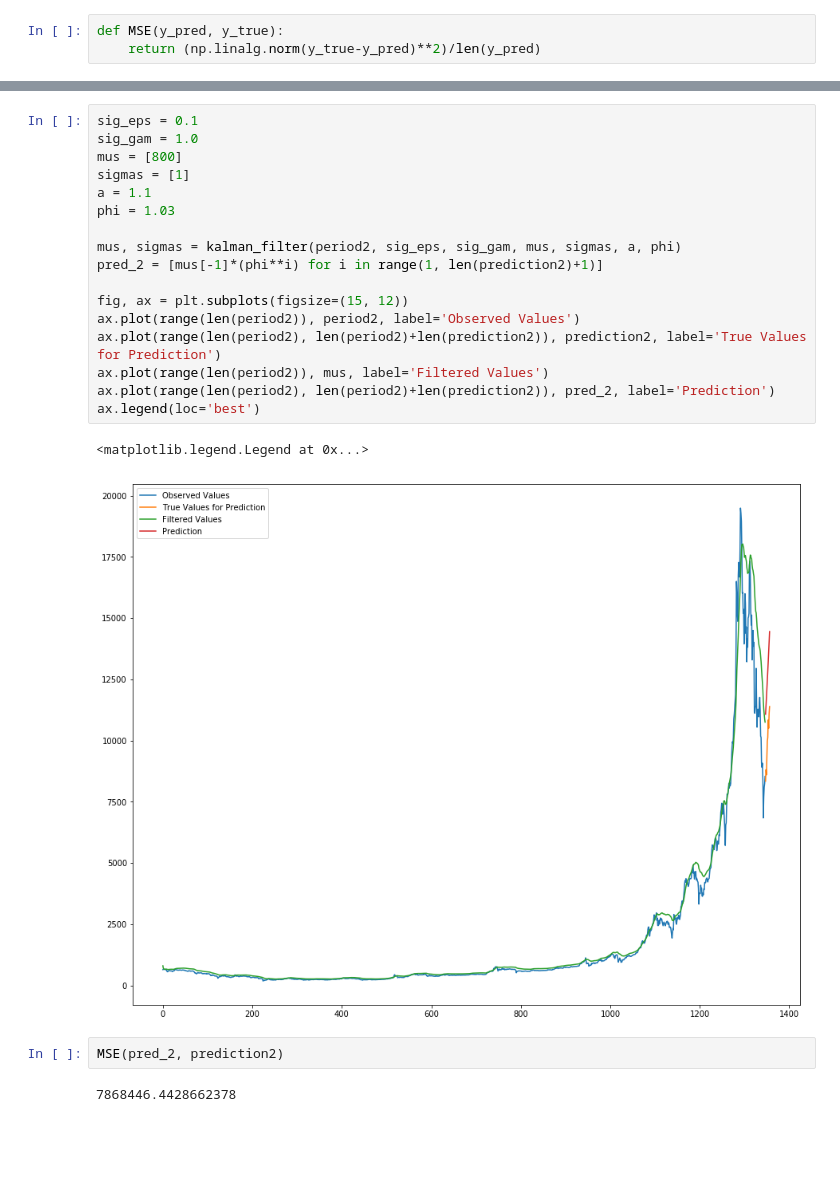
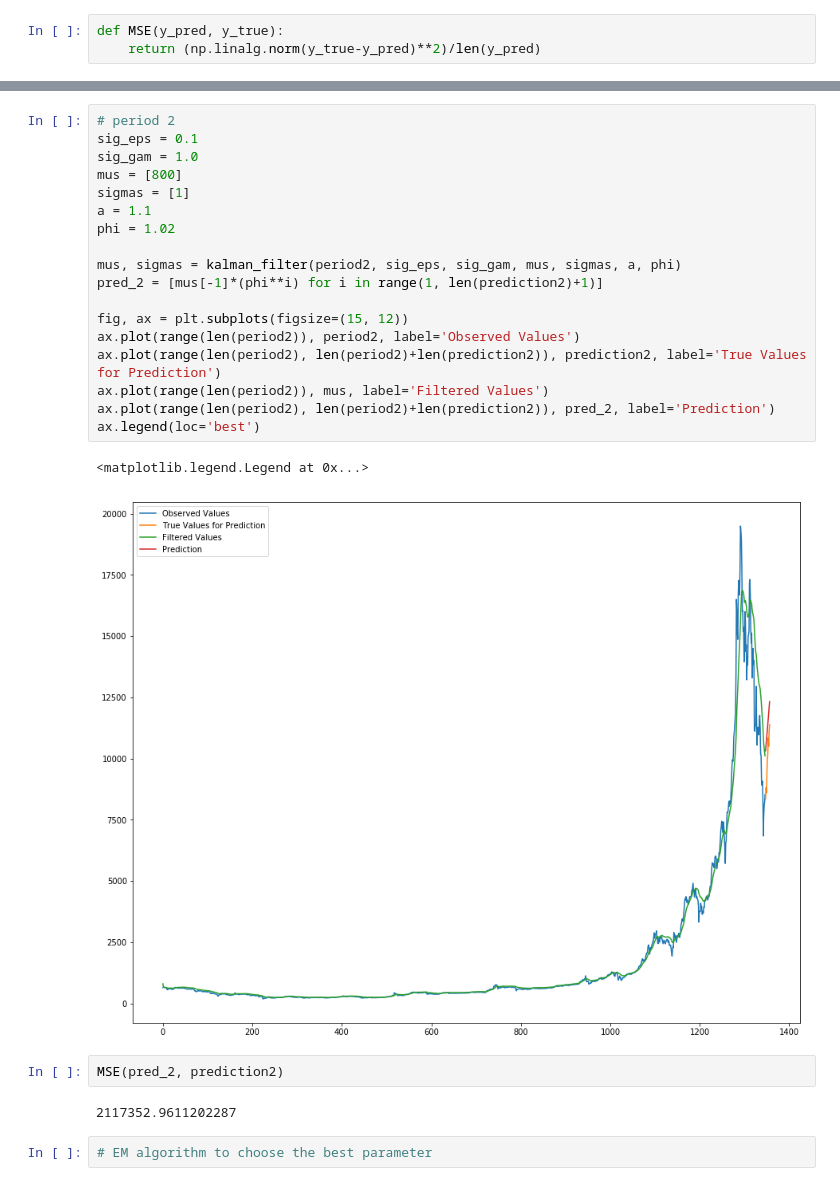
Before and after one commit to gwungwun/AM231_Project, a Jupyter notebook: Kalman Filter.ipynb, the cells around one changed output, grey strips where cells are left out. Saved outputs shown, nothing was run; the diff lists cells and outputs as text; blank space fills up the shorter version.

```diff
--- a/Kalman Filter.ipynb
+++ b/Kalman Filter.ipynb
@@ -110,24 +111,27 @@ MSE(pred_1, prediction1)
 # %%
+# period 2
 sig_eps = 0.1
 sig_gam = 1.0
 mus = [800]
 sigmas = [1]
 a = 1.1
-phi = 1.03
+phi = 1.02
 
 mus, sigmas = kalman_filter(period2, sig_eps, sig_gam, mus, sigmas, a, phi)
 pred_2 = [mus[-1]*(phi**i) for i in range(1, len(prediction2)+1)]
 
 fig, ax = plt.subplots(figsize=(15, 12))
 ax.plot(range(len(period2)), period2, label='Observed Values')
 ax.plot(range(len(period2), len(period2)+len(prediction2)), prediction2, label='True Values for Prediction')
 ax.plot(range(len(period2)), mus, label='Filtered Values')
 ax.plot(range(len(period2), len(period2)+len(prediction2)), pred_2, label='Prediction')
 ax.legend(loc='best')
 # %% [output]
 <matplotlib.legend.Legend at 0x...>
-[figure, old version]
+[figure, new version]
 # %%
 MSE(pred_2, prediction2)
 # %% [output]
-7868446.4428662378
+2117352.9611202287
+# %%
+# EM algorithm to choose the best parameter
```
Also changed, not shown: parts of 2 cells of this notebook, 2 other files.
